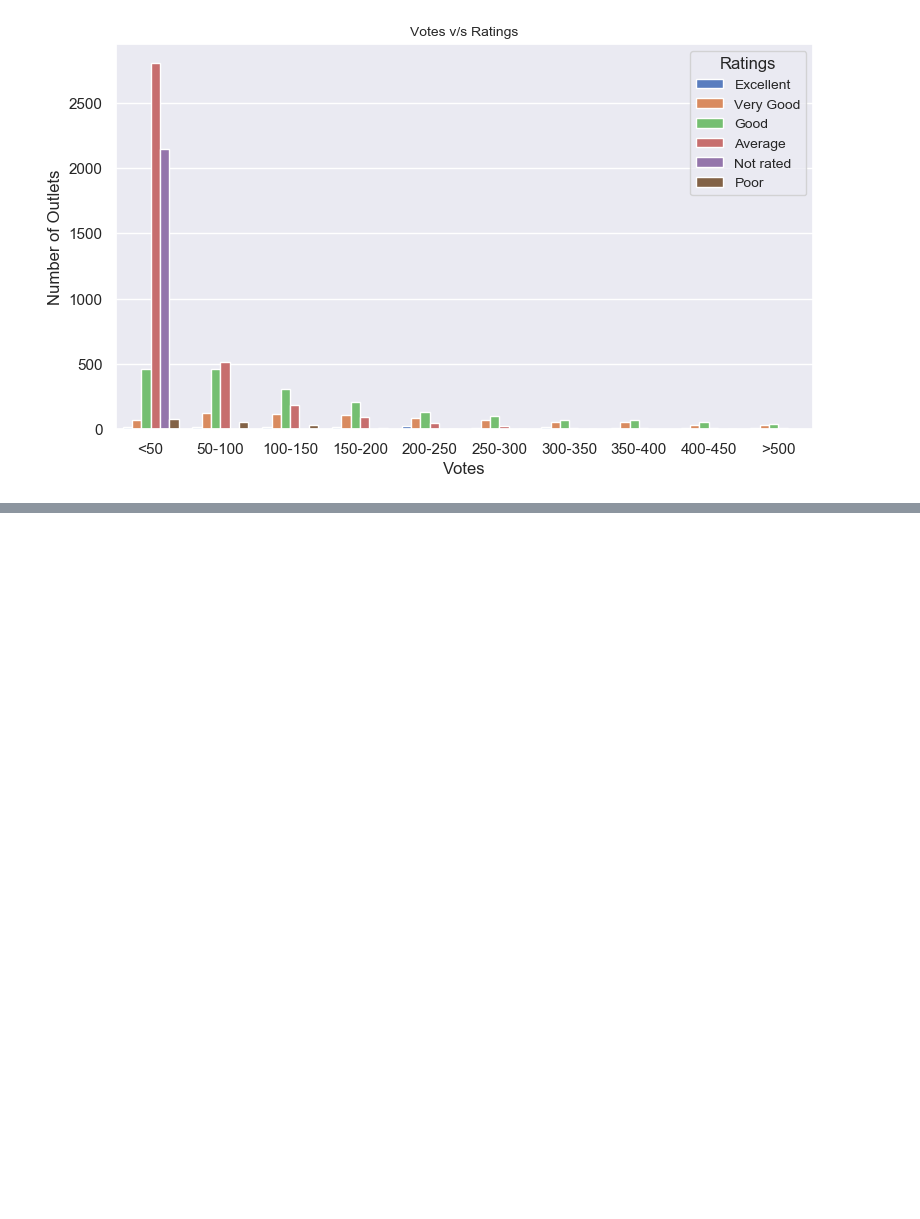
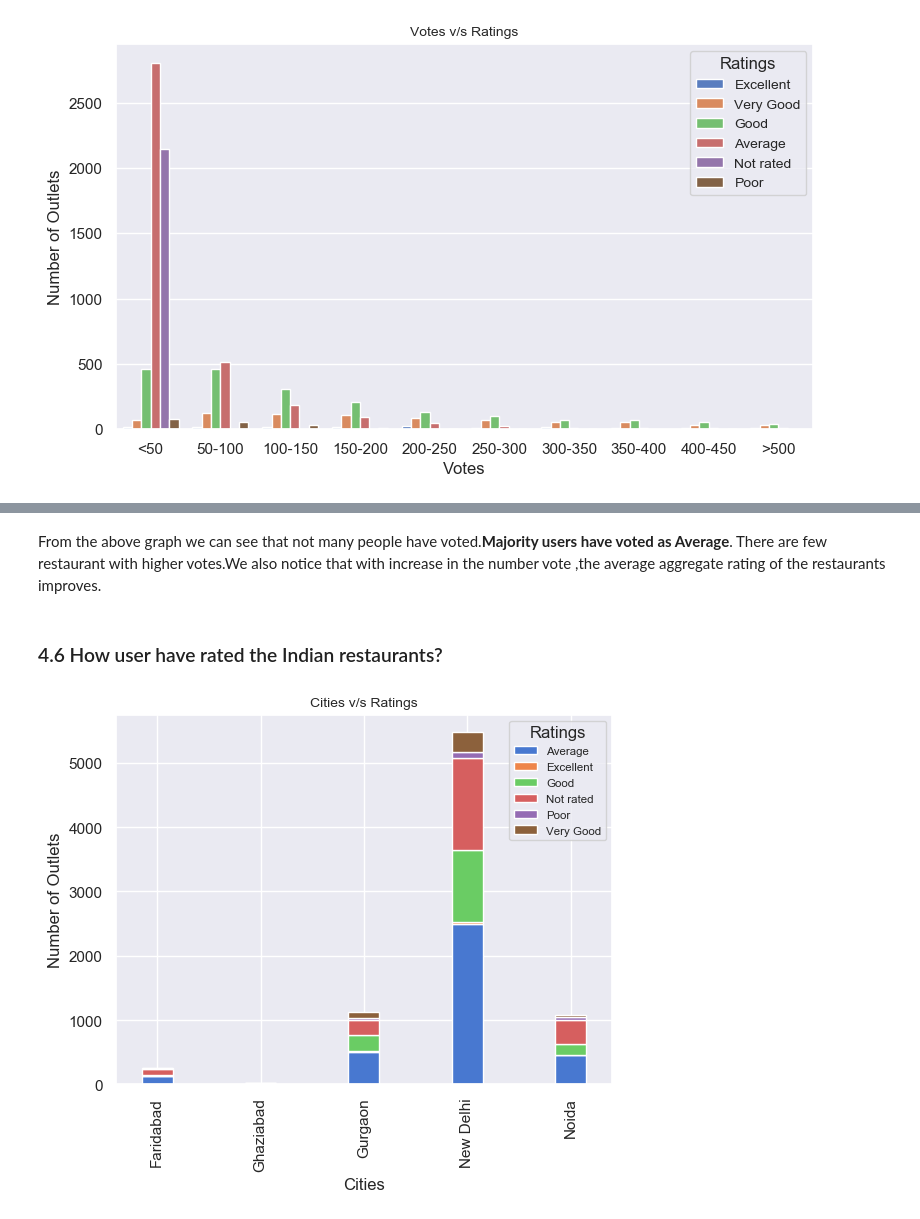
Before and after one commit to nazneenansari/ZomatoCaseStudy, a Jupyter notebook: EDAZomato.ipynb, the cells around one changed output, grey strips where cells are left out. Cells and saved outputs as stored; diff of their text form; code cells hidden in the pictures; blank space fills up the shorter version.

```diff
--- a/EDAZomato.ipynb
+++ b/EDAZomato.ipynb
@@ -688,0 +350,15 @@ Also the survival rate for male is very low irrespective of the _class_ he belon
+# %% [markdown]
+From the above graph we can see that not many people have voted.__Majority users have voted as Average__. There are few restaurant with higher votes.We also notice that with increase in the number vote ,the average aggregate rating of the restaurants improves.
+# %% [markdown]
+### 4.6 How user have rated the Indian restaurants?<a id=section406></a>
+# %%
+df1 = zomato_data[zomato_data['country_code']==1].groupby(['city'])['city'].size().nlargest(5)
+df2 = zomato_data[zomato_data['city'].isin(dict(df1).keys())].groupby(['city','rating_text']).size().reset_index().pivot(columns='rating_text', index='city' , values=0).fillna(0)
+
+ax = df2.plot( kind="bar" , stacked=True , sort_columns =True ,width=0.3)
+ax.legend(title= 'Ratings' ,  fontsize='x-small')
+ax.set(xlabel='Cities', ylabel='Number of Outlets')
+plt.title('Cities v/s Ratings' , fontsize=10)
+plt.show()
+# %% [output]
+[figure, added]
```
Also changed, not shown: parts of 127 cells of this notebook.
